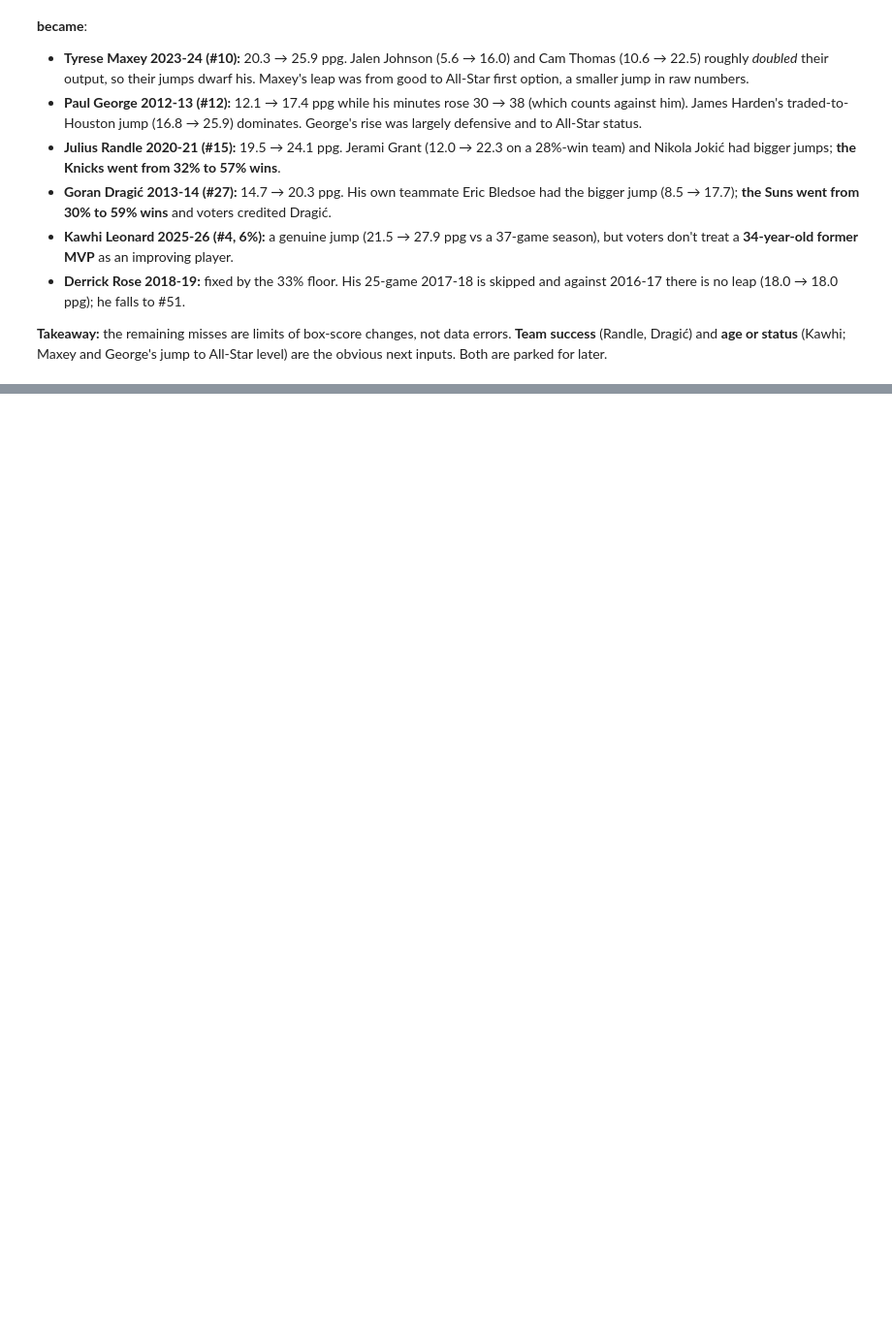
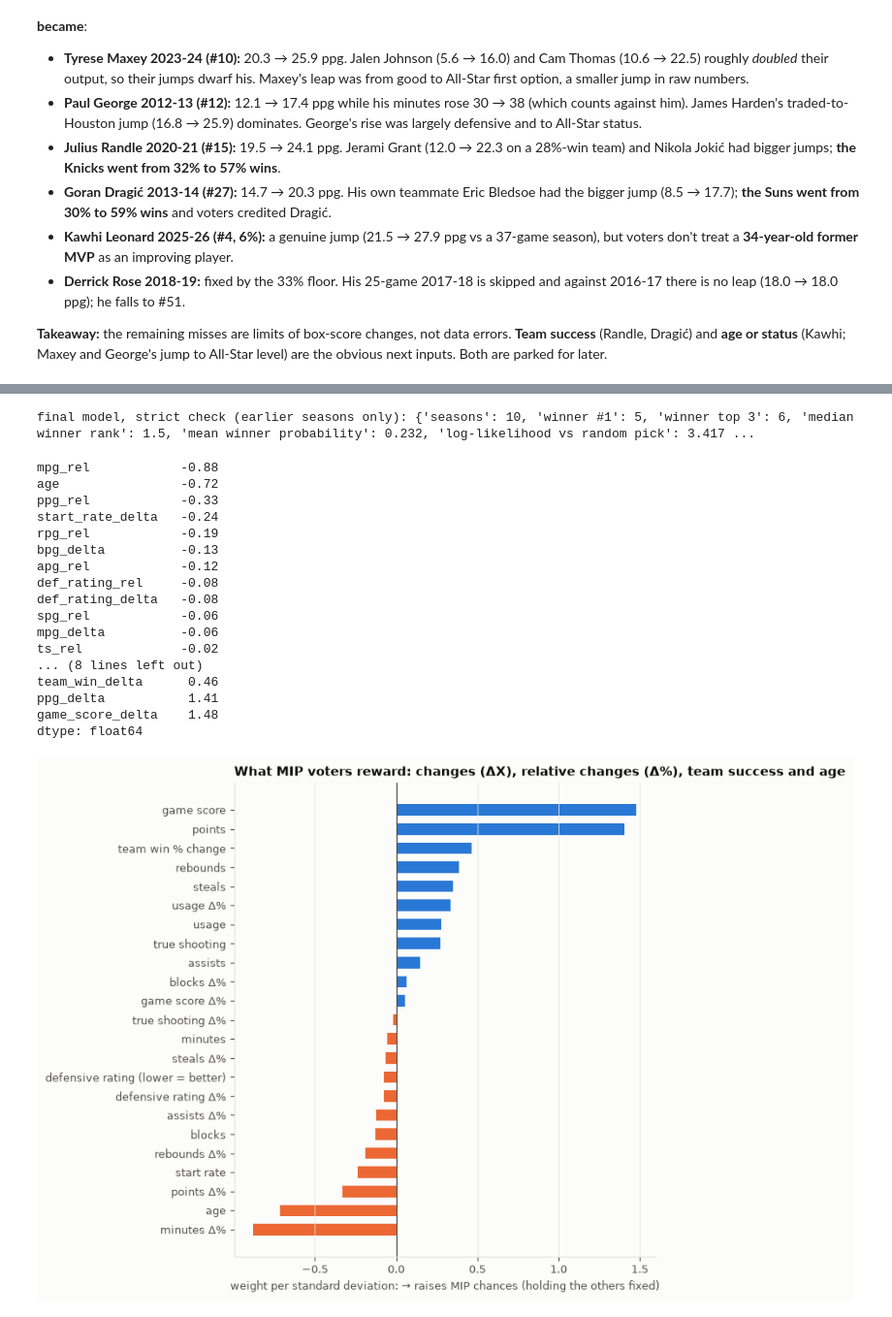
Before and after one commit to dan-j-e/unicorn-hunting, a Jupyter notebook: notebooks/10_mip_leaps.ipynb, the cells around one changed output, grey strips where cells are left out. Shown at 97% size. Cells and saved outputs as stored; diff of their text form; code cells hidden in the pictures; blank space fills up the shorter version.

```diff
--- a/notebooks/10_mip_leaps.ipynb
+++ b/notebooks/10_mip_leaps.ipynb
@@ -721,0 +731,14 @@ The model measures **how big the statistical jump was**. The winners it misses h
+# %%
+from unicorn.bref import all_mip_voting, attach_player_ids
+from unicorn.mip import ABSOLUTE_ALL, AGE, RELATIVE_ALL, TEAM, top_k_overlap, top7_vs_votes_chart
+
+votes = attach_player_ids(all_mip_voting(), games)
+print("voting rows:", len(votes), "| matched to NBA.com players:", votes["player_id"].notna().mean().round(3))
+c3 = mip_candidates(games, ps)
+c3["mip"] = [MIP_WINNERS.get(s) == p for s, p in zip(c3["season"], c3["player_id"])]
+e3 = c3[c3["eligible"] & (c3["season_start"] >= 2011)].reset_index(drop=True)
+
+real7 = votes[votes["vote_rank"] <= 7].merge(c3[["season", "player_id", "eligible", "prior_seasons"]], on=["season", "player_id"], how="left")
+print(f"real top-7 players eligible under our rules: {real7['eligible'].fillna(False).mean():.0%}")
+print("not eligible:", ", ".join(f"{r.player} ({r.season}, {'year 2' if r.prior_seasons == 1 else 'year 1' if r.prior_seasons == 0 else 'other'})"
+                                 for r in real7[~real7["eligible"].fillna(False).astype(bool)].itertuples()))
@@ -721,0 +749,10 @@ The model measures **how big the statistical jump was**. The winners it misses h
+# %%
+SETS3 = {"ΔX only": ABSOLUTE_ALL, "Δ% only": RELATIVE_ALL, "ΔX + Δ%": ABSOLUTE_ALL + RELATIVE_ALL,
+         "ΔX + team": ABSOLUTE_ALL + TEAM, "ΔX + Δ% + team": ABSOLUTE_ALL + RELATIVE_ALL + TEAM,
+         "ΔX + team + age": ABSOLUTE_ALL + TEAM + AGE, "ΔX + Δ% + team + age": ABSOLUTE_ALL + RELATIVE_ALL + TEAM + AGE}
+probs3, rows = {}, {}
+for name, feats in SETS3.items():
+    probs3[name] = out_of_sample_probabilities(e3, feats, "loso")
+    rows[name] = {**summarize(e3, probs3[name]), "avg of our top 7 in real top 7": top_k_overlap(e3, probs3[name], votes)["overlap"].mean()}
+comparison = pd.DataFrame(rows).T.drop(columns="seasons")
+comparison.round(3)
@@ -721,0 +768,35 @@ The model measures **how big the statistical jump was**. The winners it misses h
+# %%
+FINAL3 = SETS3["ΔX + Δ% + team + age"]
+strict3 = summarize(e3, out_of_sample_probabilities(e3, FINAL3, "walk_forward"))
+print("final model, strict check (earlier seasons only):", {k: round(v, 3) for k, v in strict3.items()})
+w3 = ChoiceModel(FINAL3, l2=1.0).fit(e3).coefficients().sort_values()
+nice = {**names, "rpg_rel": "rebounds Δ%", "apg_rel": "assists Δ%", "spg_rel": "steals Δ%", "bpg_rel": "blocks Δ%",
+        "mpg_rel": "minutes Δ%", "ts_rel": "true shooting Δ%", "usg_rel": "usage Δ%", "def_rating_rel": "defensive rating Δ%",
+        "ppg_rel": "points Δ%", "game_score_rel": "game score Δ%", "team_win_delta": "team win % change", "age": "age"}
+fig, ax = plt.subplots(figsize=(7.5, 6.5))
+ax.barh([nice.get(c, c) for c in w3.index], w3.values, color=np.where(w3 > 0, BLUE, ORANGE), height=0.6)
+ax.axvline(0, color=INK2, linewidth=1); ax.grid(axis="y", visible=False)
+ax.set_xlabel("weight per standard deviation: → raises MIP chances (holding the others fixed)")
+ax.set_title("What MIP voters reward: changes (ΔX), relative changes (Δ%), team success and age", loc="left")
+fig.tight_layout(); fig.savefig(FIG_DIR / "10_mip_vote_weights_team_age.png", dpi=150, bbox_inches="tight")
+w3.round(2)
+# %% [output]
+final model, strict check (earlier seasons only): {'seasons': 10, 'winner #1': 5, 'winner top 3': 6, 'median winner rank': 1.5, 'mean winner probability': 0.232, 'log-likelihood vs random pick': 3.417 ...
+mpg_rel            -0.88
+age                -0.72
+ppg_rel            -0.33
+start_rate_delta   -0.24
+rpg_rel            -0.19
+bpg_delta          -0.13
+apg_rel            -0.12
+def_rating_rel     -0.08
+def_rating_delta   -0.08
+spg_rel            -0.06
+mpg_delta          -0.06
+ts_rel             -0.02
+... (8 lines left out)
+team_win_delta      0.46
+ppg_delta           1.41
+game_score_delta    1.48
+dtype: float64
+[figure, added]
```
Also changed, not shown: parts of 5 cells of this notebook, 5 other files.
